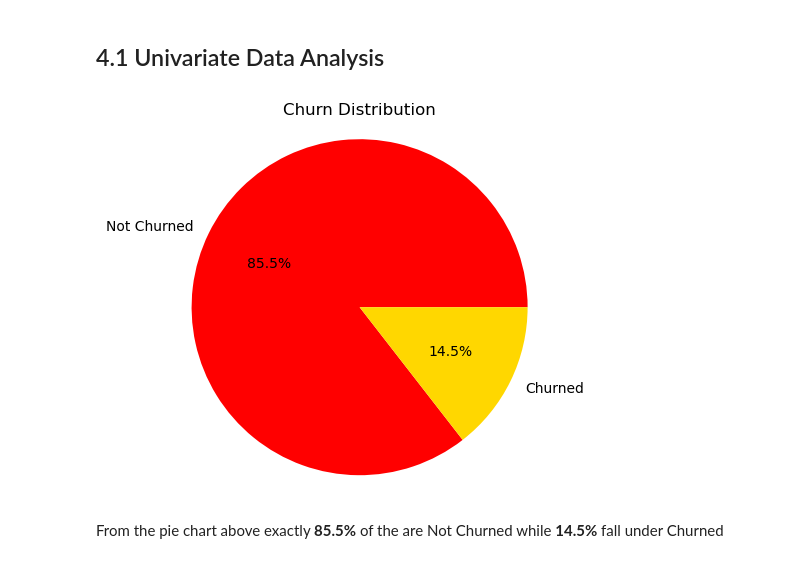
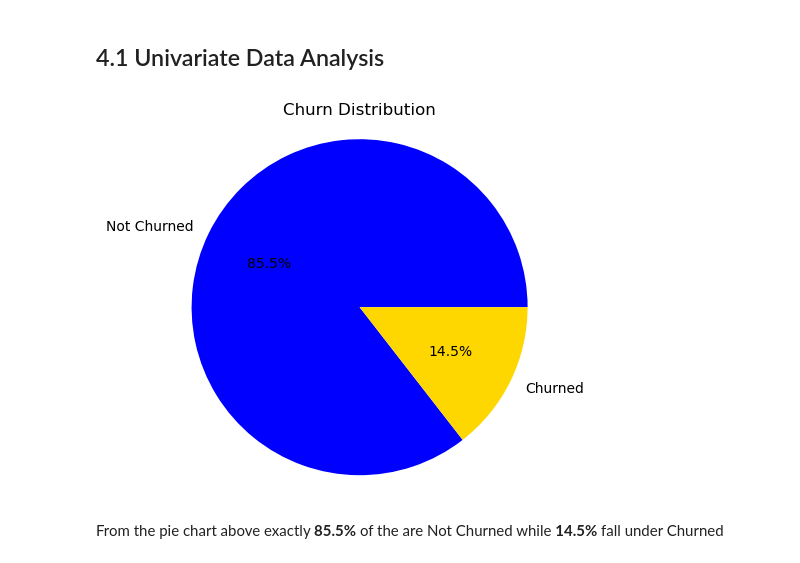
Before and after one commit to DavidChege1/SyriaTel-telecommunications-company, a Jupyter notebook: Index.ipynb, the cells around one changed output. Cells and saved outputs as stored; diff of their text form; code cells hidden in the pictures.

```diff
--- a/Index.ipynb
+++ b/Index.ipynb
@@ -134,15 +157,15 @@ The analysis above show **no duplicates** in our dataset
 # %%
 # Visualizing the churn distribution
 # Create the pie chart
-colors = ['red', 'gold']
+colors = ['blue', 'gold']
 plt.title('Churn Distribution')
 plt.pie(df['churn'].value_counts(),labels=['Not Churned','Churned'], autopct='%1.1f%%', colors=colors)
 plt.axis('equal')  # Equal aspect ratio ensures that pie is drawn as a circle.
 
 # Show the plot
 plt.show()
 # %% [output]
-[figure, old version]
+[figure, new version]
 # %% [markdown]
 From the pie chart above exactly **85.5%** of the are Not Churned while **14.5%** fall under Churned
 # %%
```
Also changed, not shown: parts of 4 cells of this notebook.
